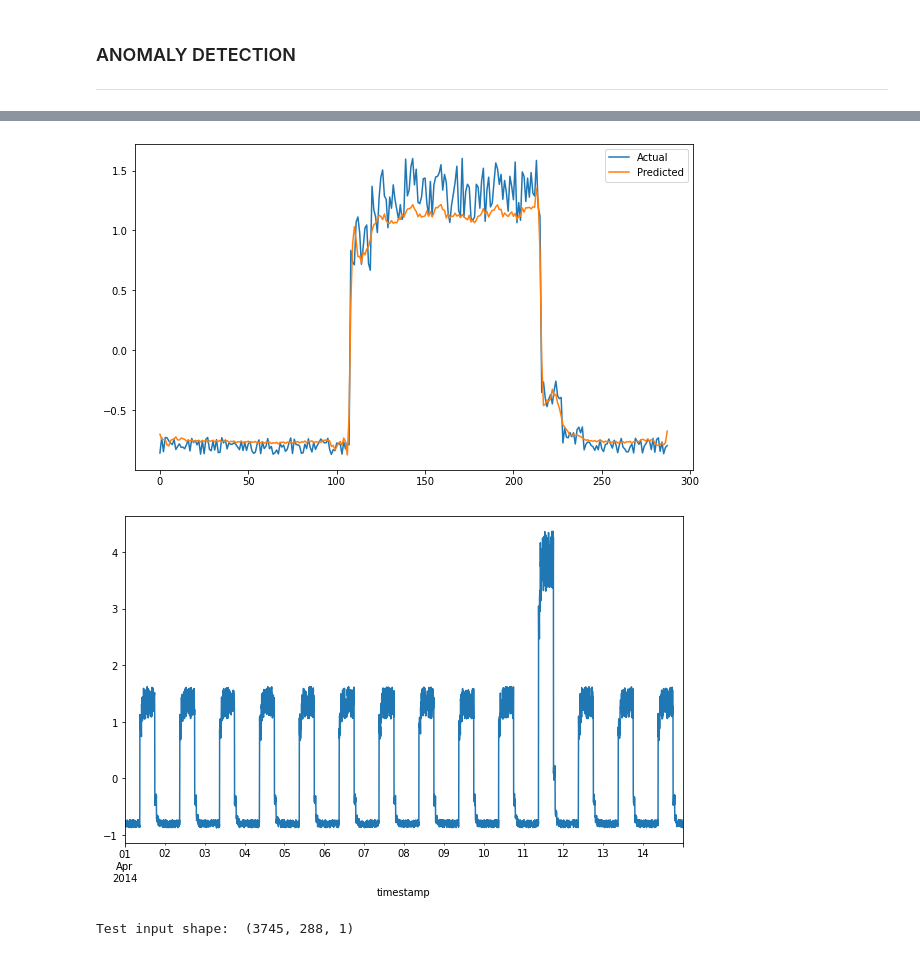
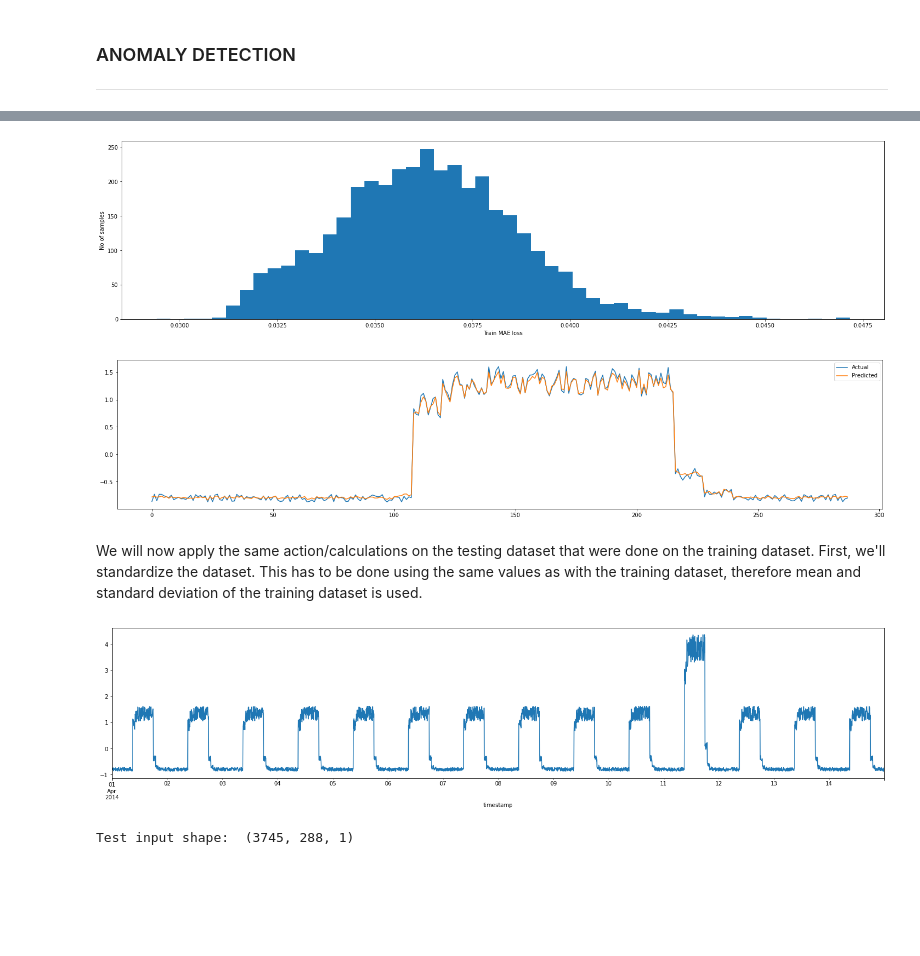
Before and after one commit to AnteDujic/MLS---Assesment, a Jupyter notebook: Practicals/05 - anomaly_detection.ipynb, the cells around one changed output, grey strips where cells are left out. Saved outputs shown, nothing was run; the diff lists cells and outputs as text; code cells hidden in the pictures; blank space fills up the shorter version.

```diff
--- a/Practicals/05 - anomaly_detection.ipynb
+++ b/Practicals/05 - anomaly_detection.ipynb
@@ -593,24 +594,35 @@ threshold
+# %%
+# Plot size
+fig, ax = plt.subplots(figsize=(25, 6))
+# Plot losses
+ax.hist(train_mae_loss, bins=50)
+ax.set_xlabel("Train MAE loss")
+ax.set_ylabel("No of samples");
+# %% [output]
+[figure, new version]
 # %%
 # Plot size
-fig, ax = plt.subplots(figsize=(10, 6))
+fig, ax = plt.subplots(figsize=(25, 5))
 # Plot actual (first sequence)
 ax.plot(x_train[0], label="Actual")
 # Plot predicted (first sequence)
 ax.plot(x_train_pred[0], label="Predicted")
 plt.legend();
 # %% [output]
-[figure, old version]
+[figure, new version]
+# %% [markdown]
+We will now apply the same action/calculations on the testing dataset that were done on the training dataset. First, we'll standardize the dataset. This has to be done using the same values as with the training dataset, therefore mean and standard deviation of the training dataset is used.
 # %%
 # Standardize the dataset
 df_test_value = (df_daily_jumpsup - train_mean) / train_std
 # %%
 # Plot size
-fig, ax = plt.subplots(figsize=(10, 6))
+fig, ax = plt.subplots(figsize=(25, 5))
 
-# Plot standardized dataset
+# Plot standardized testing dataset
 df_test_value.plot(legend=False, ax=ax);
 # %% [output]
-[figure, old version]
+[figure, new version]
 # %%
 # Create sequences from test values.
 x_test = create_sequences(df_test_value.values)
```
Also changed, not shown: parts of 17 cells of this notebook, 1 other file.
